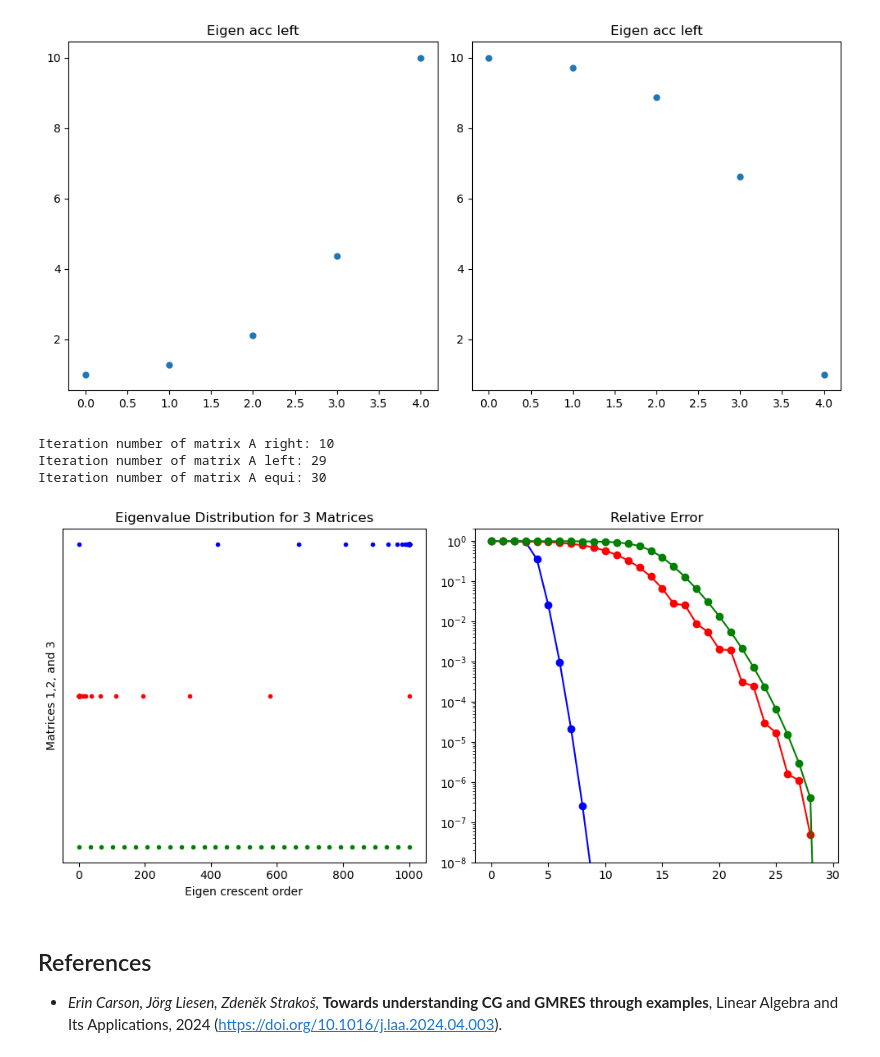
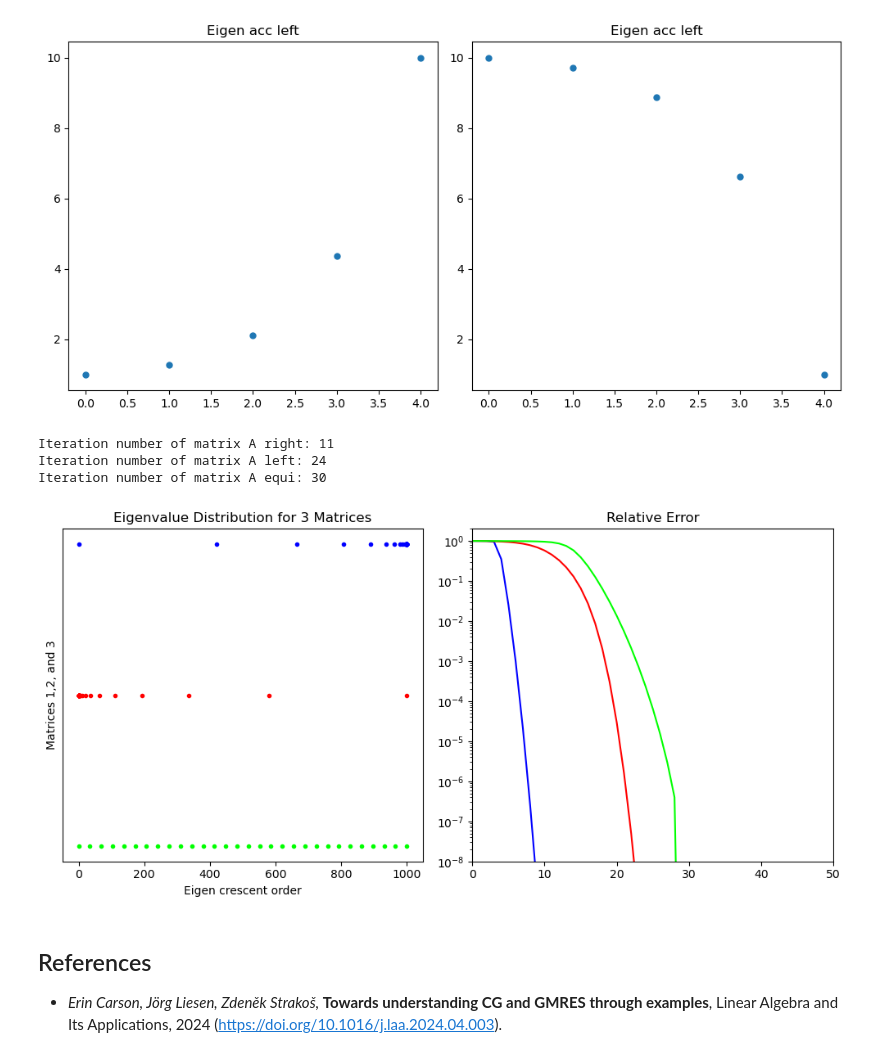
Before and after one commit to luizmc/Krylov, a Jupyter notebook: Krylov_CLS.ipynb, the cells around one changed output. Cells and saved outputs as stored; diff of their text form; code cells hidden in the pictures.

```diff
--- a/Krylov_CLS.ipynb
+++ b/Krylov_CLS.ipynb
@@ -588,7 +588,7 @@ Generated diagonal matrix Aa acc in the right with precision: 50
 import numpy as np
 from mpmath import mp
 
-def cg_cls_precision(A, b, x0, sol, precision=100, tol=mp.mpf('1e-7'), max_iter=1000):
+def cg_cls_precision(A, b, x0, sol, precision=100, tol=mp.mpf('1e-8'), max_iter=1000):
     """
     Conjugate Gradient (2-term recurrence variant), based on the article's algorithm with numerical precision defined.
 
@@ -655,7 +655,7 @@ def matrix_vector_product(A, x):
 
 N_mpf = mp.mpf('30.')
 
-precision=32
+precision=660 #59
 rho_mpf = mp.mpf('0.6')
 lambda_1_mpf = mp.mpf('0.1')
 lambda_N_mpf = mp.mpf('1000.0')
@@ -718,40 +718,42 @@ fig, axs = plt.subplots(1, 2, figsize=(10, 5))
 
 # Plot the first vector on the first subplot
 y_values = np.ones_like(vector1)+2
 axs[0].plot(vector1,y_values,marker='o',color='blue', linestyle='', markersize=3,label='Eigenvalues on the right')
 y_values = np.ones_like(vector2)+1
 axs[0].plot(vector2,y_values,marker='o',color='r', linestyle='', markersize=3,label='Eigenvalues on the left')
 y_values = np.ones_like(vector3)
-axs[0].plot(vector3,y_values,marker='o',color='g', linestyle='', markersize=3,label='Eigenvalues equispaced')
+axs[0].plot(vector3,y_values,marker='o',color='lime', linestyle='', markersize=3,label='Eigenvalues equispaced')
 
 axs[0].set_xlabel('Eigen crescent order')
 axs[0].set_ylabel('Matrices 1,2, and 3')
 axs[0].set_title('Eigenvalue Distribution for 3 Matrices')
 
 # Add legend
 #axs[0].legend(loc='upper right', bbox_to_anchor=(.5, .8))
 axs[0].set_yticks([])
 
 
 # Plot the second vector on the second subplot
-axs[1].plot(relerrorvec1,marker='o',color='blue',label='Relative error right')
-axs[1].plot(relerrorvec2, marker='o', color='r',label='Relative error left')
-axs[1].plot(relerrorvec3,marker='o', color='g',label='Relative error eq')
+axs[1].plot(relerrorvec1,marker='',color='blue',label='Relative error right')
+axs[1].plot(relerrorvec2, marker='', color='r',label='Relative error left')
+axs[1].plot(relerrorvec3,marker='', color='lime',label='Relative error eq')
 
 axs[1].set_title('Relative Error')
 axs[1].set_yscale('log')
 #axs[1].legend(loc='upper right', bbox_to_anchor=(.5, .8))
 axs[1].set_ylim(10**(-8), 2)
+axs[1].set_xlim(0, 50)
+
 # Adjust layout to prevent overlap
 plt.tight_layout()
 
 # Show the plot
 plt.show()
 # %% [output]
-Iteration number of matrix A right: 10
-Iteration number of matrix A left: 29
+Iteration number of matrix A right: 11
+Iteration number of matrix A left: 24
 Iteration number of matrix A equi: 30
-[figure, old version]
+[figure, new version]
 # %% [markdown]
 
 
```
Also changed, not shown: 1 other file.
